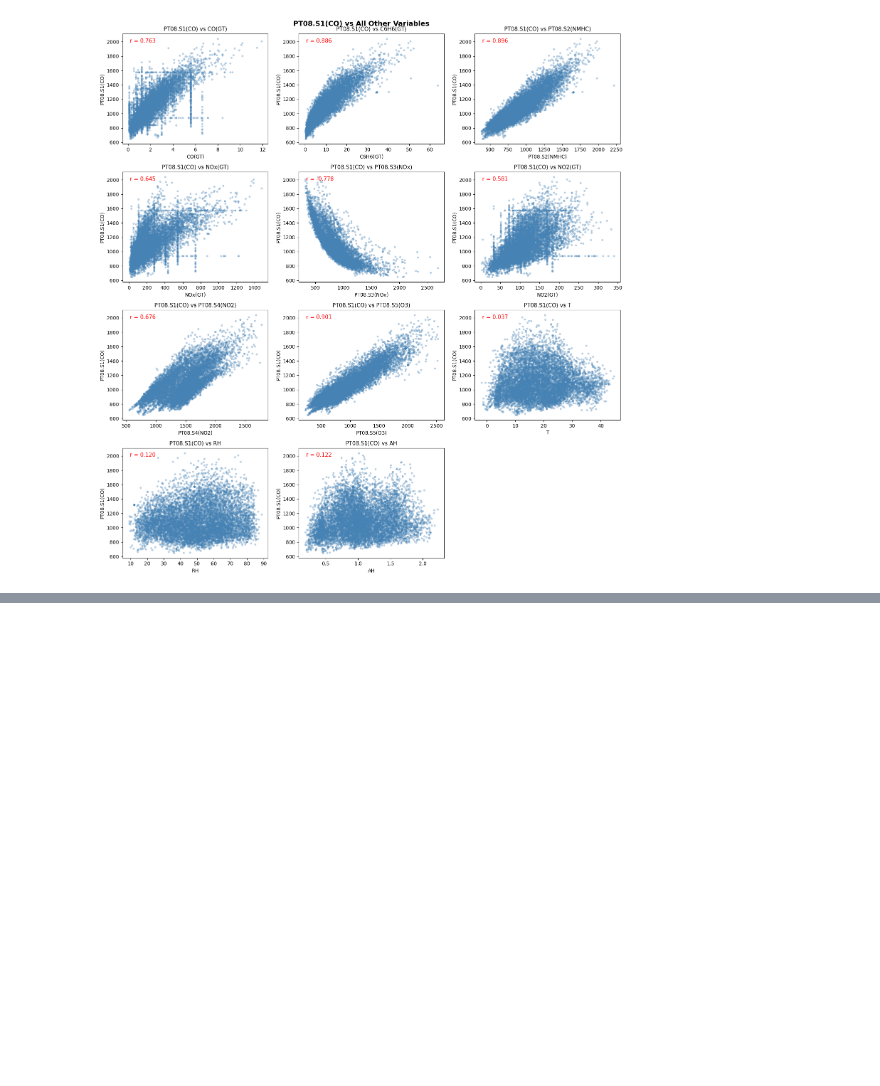
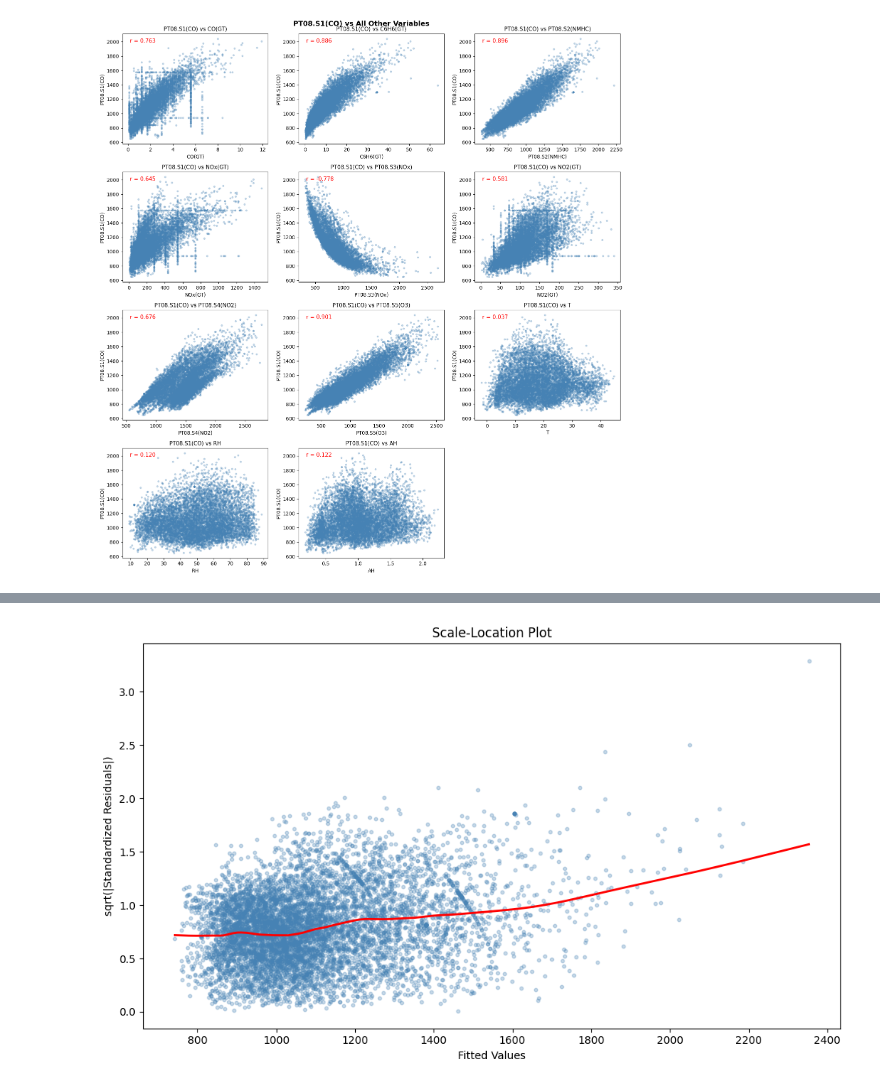
Before and after one commit to 3313556500/210P-Final-Project---Tao-Chen, a Jupyter notebook: 210P Final Project.ipynb, the cells around one changed output, grey strips where cells are left out. Saved outputs shown, nothing was run; the diff lists cells and outputs as text; code cells hidden in the pictures; blank space fills up the shorter version.

```diff
--- a/210P Final Project.ipynb
+++ b/210P Final Project.ipynb
@@ -505,0 +1108,18 @@ plt.show()
+# %%
+#| label: fig-air-mlr-homoscedasticity
+#| fig-cap: "Scale-Location plot for homoscedasticity assessment."
+
+std_resid  = mlr_model.get_influence().resid_studentized_internal
+
+fig, ax = plt.subplots(figsize=(10, 6))
+ax.scatter(fitted, np.sqrt(np.abs(std_resid)),
+           alpha=0.3, s=10, color="steelblue")
+lowess_fit = lowess(np.sqrt(np.abs(std_resid)), fitted, frac=0.2)
+ax.plot(lowess_fit[:, 0], lowess_fit[:, 1], color="red", linewidth=2)
+ax.set_xlabel("Fitted Values")
+ax.set_ylabel("sqrt(|Standardized Residuals|)")
+ax.set_title("Scale-Location Plot")
+plt.tight_layout()
+plt.show()
+# %% [output]
+[figure, added]
```
Also changed, not shown: parts of 57 cells of this notebook.
